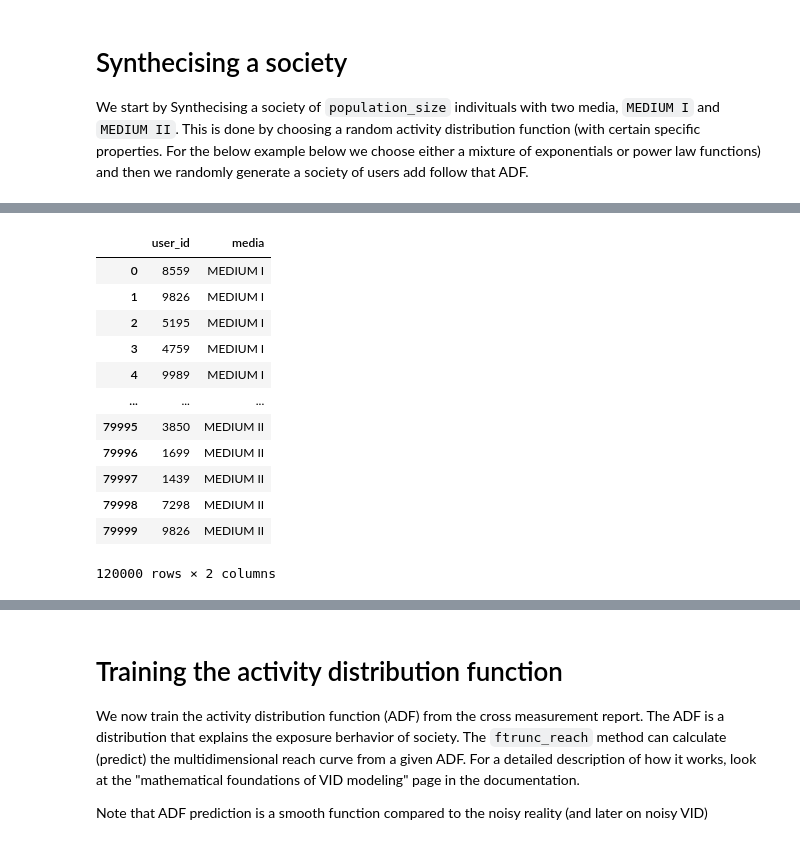
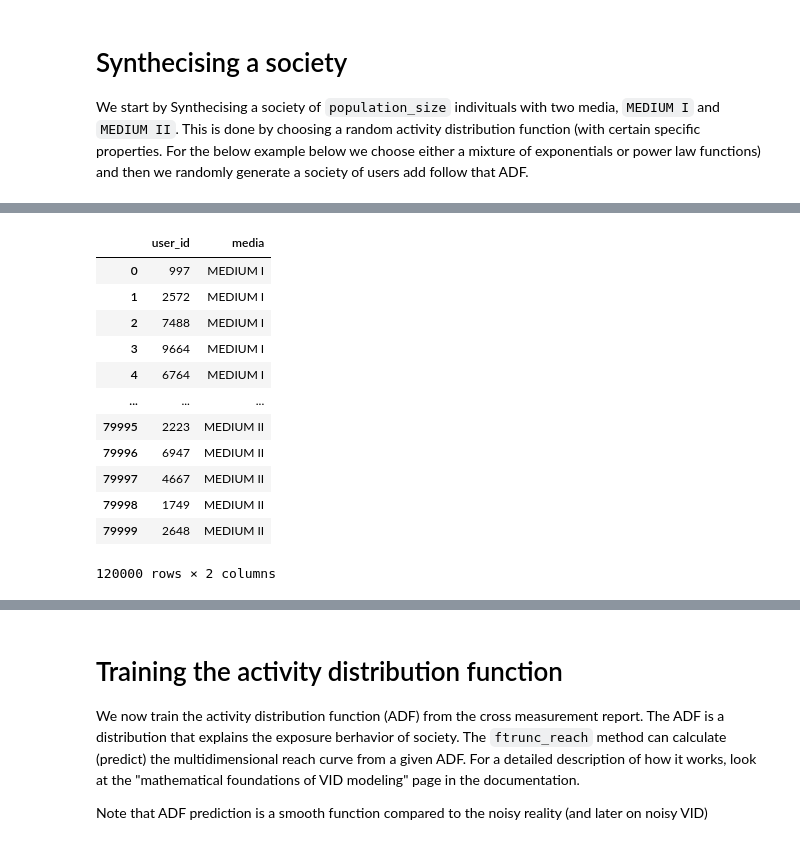
Before and after one commit to OpenMeasurement/audience_modeling_toolbox, a Jupyter notebook: notebooks/virtual_society_basic_illustration.ipynb, the cells around one changed output, grey strips where cells are left out. Cells and saved outputs as stored; diff of their text form; code cells hidden in the pictures.

```diff
--- a/notebooks/virtual_society_basic_illustration.ipynb
+++ b/notebooks/virtual_society_basic_illustration.ipynb
@@ -39,14 +39,15 @@ We start by Synthecising a society of `population_size` indivituals with two med
 population_size = 10000
 media = ['MEDIUM I', 'MEDIUM II']
 
-adf = MixtureOfExponentials.random(n_exps=6, n_dims=2).normalize()
+adf = MixtureOfExponentials.random(n_exps=6, n_dims=2, rng=np.random.default_rng(1234)).normalize()
 # We generate a society randomly using a random acitivity distrbution function
 society = (
     adf
     .generate_virtual_society(population_size=population_size,
                               media_cols=media,
                               id_col="user_id",
-                              mode="random")
+                              mode="random",
+                              rng=np.random.default_rng(1234))
 )
 
 society.dataframe.head()
@@ -76,22 +77,22 @@ society.dataframe
 # %%
 # simulate a campaign with 400% on and 800% in each medium
 grps = [4 * population_size, 8 * population_size]
-impressions = society.simulate_impressions(grps)
+impressions = society.simulate_impressions(grps, rng=np.random.default_rng(1234))
 
 impressions
 # %% [output]
 |  | user_id | media |
-| 0 | 8559 | MEDIUM I |
-| 1 | 9826 | MEDIUM I |
-| 2 | 5195 | MEDIUM I |
-| 3 | 4759 | MEDIUM I |
-| 4 | 9989 | MEDIUM I |
+| 0 | 997 | MEDIUM I |
+| 1 | 2572 | MEDIUM I |
+| 2 | 7488 | MEDIUM I |
+| 3 | 9664 | MEDIUM I |
+| 4 | 6764 | MEDIUM I |
 | ... | ... | ... |
-| 79995 | 3850 | MEDIUM II |
-| 79996 | 1699 | MEDIUM II |
-| 79997 | 1439 | MEDIUM II |
-| 79998 | 7298 | MEDIUM II |
-| 79999 | 9826 | MEDIUM II |
+| 79995 | 2223 | MEDIUM II |
+| 79996 | 6947 | MEDIUM II |
+| 79997 | 4667 | MEDIUM II |
+| 79998 | 1749 | MEDIUM II |
+| 79999 | 2648 | MEDIUM II |
 120000 rows × 2 columns
 # %%
 def plot_2d_reach(rf_data, dim_cols, ax=None) :
```
Also changed, not shown: parts of 11 cells of this notebook, 2 other files.
